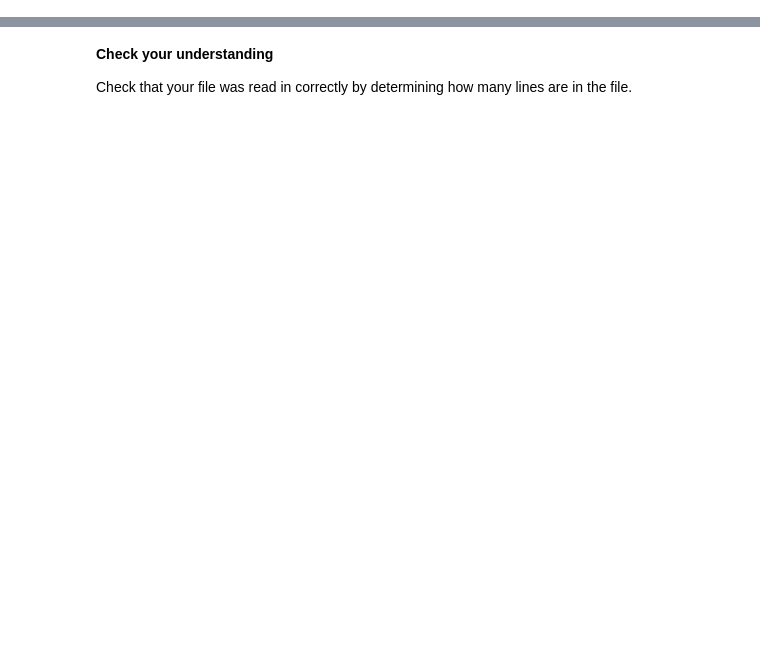
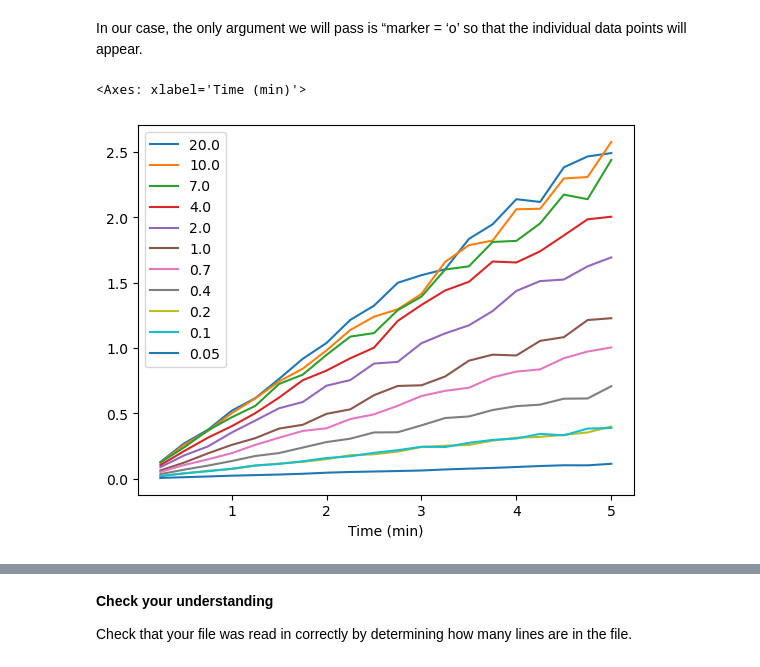
Before and after one commit to sectorabc/iqb-2024, a Jupyter notebook: iqb-101/Non-linear_regression.ipynb, the cells around one changed output, grey strips where cells are left out. Saved outputs shown, nothing was run; the diff lists cells and outputs as text; code cells hidden in the pictures; blank space fills up the shorter version.

```diff
--- a/iqb-101/Non-linear_regression.ipynb
+++ b/iqb-101/Non-linear_regression.ipynb
@@ -28,0 +63,4 @@ Linear Regression
+# %%
+# Create the filehandle for the csv file that contains your data
+datafile = os.path.join('data', 'AP_kin.csv') # filehandle created
+print(datafile)  # filehandle confirmed
@@ -28,0 +72,6 @@ Linear Regression
+# %%
+# Creating the pandas dataframe using read_csv
+
+AP_kin_df = pd.read_csv(datafile)
+
+AP_kin_df.head()  # looking at the first five rows of the dataframe
@@ -28,0 +87,4 @@ Linear Regression
+# %%
+# Set index to values in the Time column
+AP_kin_df.set_index('Time (min)', inplace=True)
+AP_kin_df.head() # to make sure we got what we expected
@@ -28,0 +128,10 @@ Linear Regression
+# %% [markdown]
+In our case, the only argument we will pass is “marker = ‘o’ so that the individual data points will appear.
+# %%
+# 1. Inspect the data using the plot command available with the datafame
+# We use the plot function built into pandas
+
+AP_kin_df.plot()
+# %% [output]
+<Axes: xlabel='Time (min)'>
+[figure, added]
```
Also changed, not shown: parts of 32 cells of this notebook.
